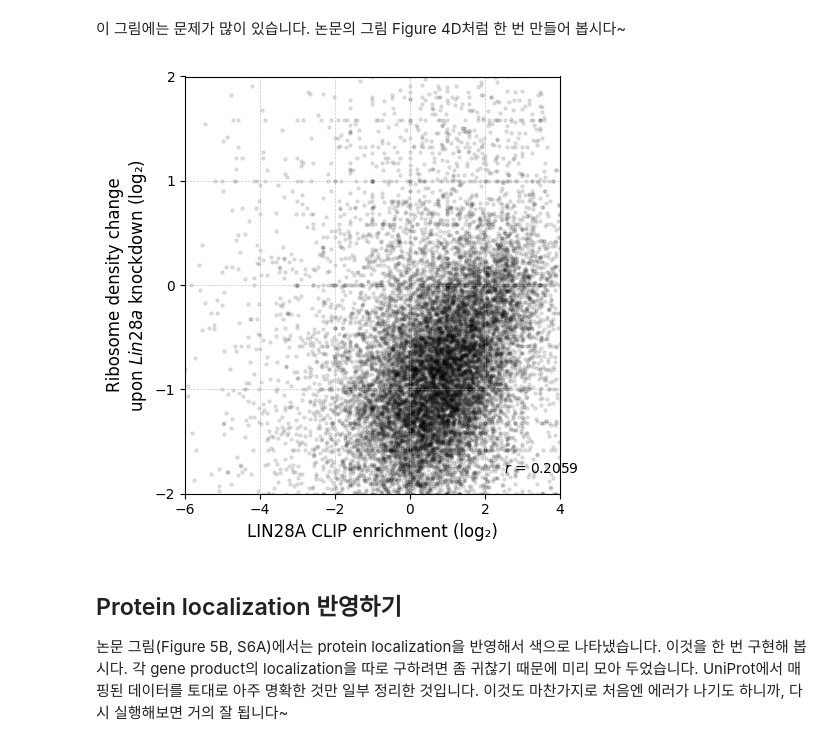
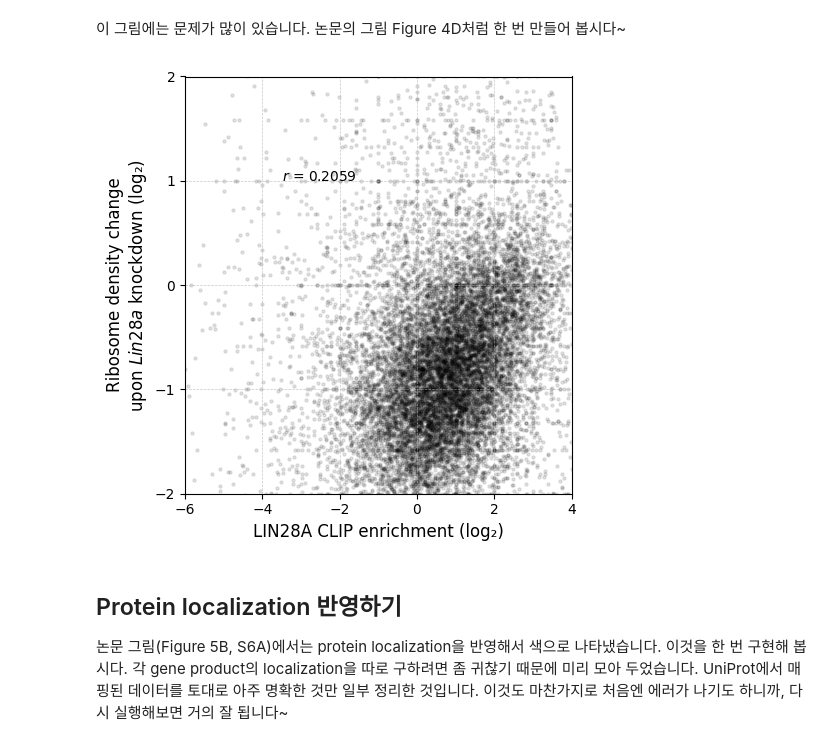
Before and after one commit to whatabean/assignment_bin, a Jupyter notebook: 250508_assignment.ipynb, the cells around one changed output. Saved outputs shown, nothing was run; the diff lists cells and outputs as text; code cells hidden in the pictures.

Commit message:
assignment 01 changes in drop NaN

```diff
--- a/250508_assignment.ipynb
+++ b/250508_assignment.ipynb
@@ -282,47 +297,51 @@ ax.scatter(np.log2(cnts['clip_enrichment']),
 from matplotlib import pyplot as plt
 import numpy as np
 from scipy.stats import pearsonr
+
 fig, ax = plt.subplots(1, 1, figsize=(5, 5))
 
+cnts['log2_clip'] = np.log2(cnts['clip_enrichment'])
+cnts['log2_rden'] = np.log2(cnts['rden_change'])
+'''
+cnts['log2_clip'] = cnts['log2_clip'].fillna(0)
+cnts['log2_rden'] = cnts['log2_rden'].fillna(0)
+'''
 
-ax.scatter(np.log2(cnts['clip_enrichment']),
-           np.log2(cnts['rden_change']),
+ax.scatter(cnts['log2_clip'],
+           cnts['log2_rden'],
            c = 'black',
            s = 5,
            alpha = 0.1
            )
 
 plt.xlabel("LIN28A CLIP enrichment (log₂)", fontsize=12)
 plt.ylabel("Ribosome density change\nupon $\\it{Lin28a}$ knockdown (log₂)", fontsize=12)
 
 
 plt.xlim(-6, 4)
 plt.ylim(-2, 2)
 
-#cnts = cnts[(cnts['clip_enrichment'] > 0) & (cnts['rden_change'] > 0)].copy()
-cnts['log2_clip'] = np.log2(cnts['clip_enrichment'])
-cnts['log2_rden'] = np.log2(cnts['rden_change'])
 
-# Drop new NaNs or infs (just to be sure)
+# Drop new NaNs or infs (for pearson corr)
 cnts.replace([np.inf, -np.inf], np.nan, inplace=True)
 cnts.dropna(inplace=True)
 
 
-r, _ = pearsonr(np.log2(cnts['clip_enrichment']), np.log2(cnts['rden_change']))
+r, _ = pearsonr(cnts['log2_clip'], cnts['log2_rden'])
 
-plt.text(2.5, -1.8, f"$r$ = {r:.4f}", fontsize=10)
+plt.text(-3.5, 1, f"$r$ = {r:.4f}", fontsize=10)
 
 
 plt.grid(True, linestyle='--', linewidth=0.5, alpha=0.7)
 
 
 plt.xticks(np.arange(-6, 5, 2))
 plt.yticks(np.arange(-2, 3, 1))
 
 plt.tight_layout()
 plt.show()
 # %% [output]
-[figure, old version]
+[figure, new version]
 # %% [markdown]
 ## Protein localization 반영하기
 
```
Also changed, not shown: parts of 7 cells of this notebook.
